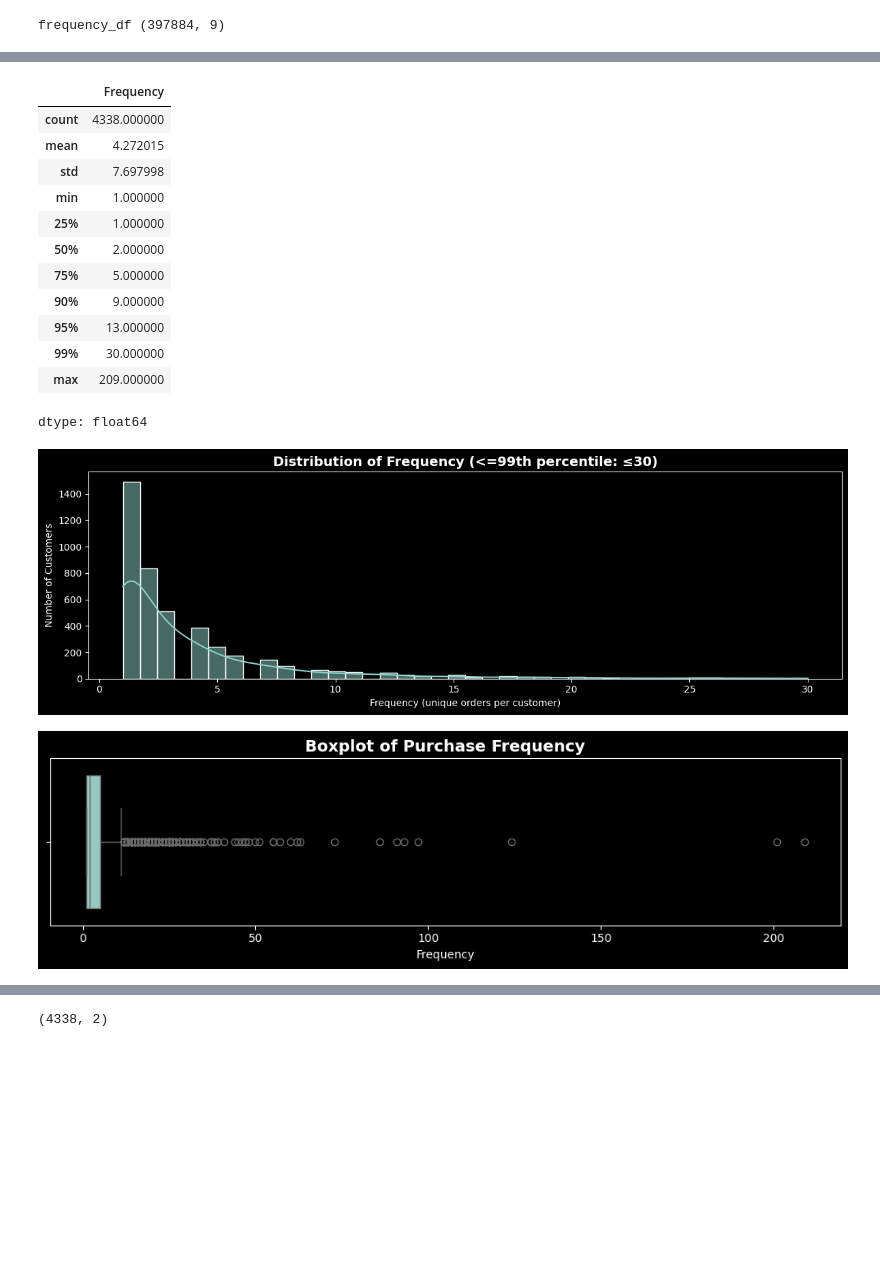
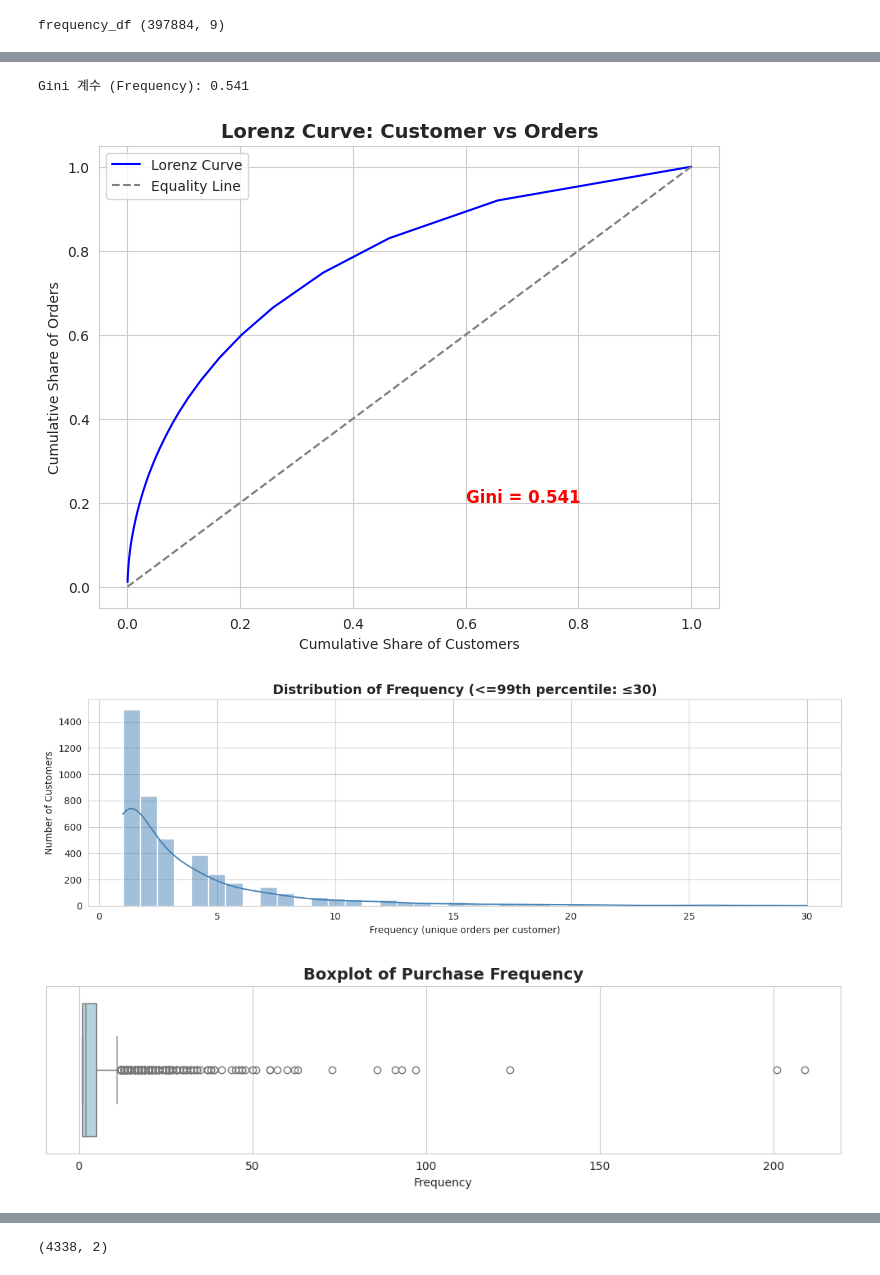
Before and after one commit to Hansol0927/ecommerce-rfm-cohort-analysis, a Jupyter notebook: ecommerce_rfm_cohort_analysis.ipynb, the cells around one changed output, grey strips where cells are left out. Saved outputs shown, nothing was run; the diff lists cells and outputs as text; code cells hidden in the pictures; blank space fills up the shorter version.

```diff
--- a/ecommerce_rfm_cohort_analysis.ipynb
+++ b/ecommerce_rfm_cohort_analysis.ipynb
@@ -185,9 +177,0 @@ dtype: int64
-# %%
-# distplot 활용 음수 데이터 분포 확인 (quantity, unitprice)
-import seaborn as sns
-import matplotlib.pyplot as plt
-%matplotlib inline
-
-plt.style.use(['dark_background'])
-
-sns.distplot(df['Quantity']) # - 8만까지 확인 가능
@@ -426,0 +457,10 @@ frequency_df.head()
+# %%
+# -- Frequency 분석: 고객별 구매 횟수 (주문 단위) --
+
+# 주문 단위 데이터 확보 (CustomerID + InvoiceNo 중복 제거)
+frequency_df = df.drop_duplicates(subset=['CustomerID','InvoiceNo'])
+
+# 고객별 주문 건수 집계
+frequency_df = frequency_df.groupby('CustomerID', as_index=False)['InvoiceNo'].count()
+frequency_df.columns = ['CustomerID','Frequency']
+frequency_df.head()
@@ -443,47 +515,49 @@ frequency_df.head()
+# %%
+# Gini 계수
+gini_frequency = gini_coefficient(frequency_df['Frequency'].values)
+print(f"Gini 계수 (Frequency): {gini_frequency:.3f}")
+
+
+# Lorenz Curve 시각화
+plt.figure(figsize=(8,6))
+plt.plot(freq_sorted['CumCustomerRatio'], freq_sorted['CumOrderRatio'],
+         label='Lorenz Curve', color='blue')
+plt.plot([0,1], [0,1], linestyle='--', color='gray', label='Equality Line')
+
+plt.title("Lorenz Curve: Customer vs Orders", fontsize=14, fontweight='bold')
+plt.xlabel("Cumulative Share of Customers")
+plt.ylabel("Cumulative Share of Orders")
+
+# 지니계수 텍스트 추가
+plt.text(0.6, 0.2, f"Gini = {gini_frequency:.3f}", fontsize=12, color="red", fontweight="bold")
+
+plt.legend()
+plt.show()
+# %% [output]
+Gini 계수 (Frequency): 0.541
+[figure, added]
 # %%
-import seaborn as sns
-import matplotlib.pyplot as plt
-
-# 기초 통계치 출력
-freq_stats = frequency_df['Frequency'].describe(percentiles=[.25, .5, .75, .9, .95, .99])
-display(freq_stats)
-
-# 히스토그램 (상위 1% 컷)
-freq_q99 = frequency_df['Frequency'].quantile(0.99)  # 상위 1% 컷
+# 히스토그램 (상위 1% 컷 적용)
+freq_q99 = frequency_df['Frequency'].quantile(0.99)
 plt.figure(figsize=(12,4))
 sns.histplot(
     data=frequency_df[frequency_df['Frequency'] <= freq_q99],
-    x='Frequency',
-    bins=40,
-    kde=True
+    x='Frequency', bins=40, kde=True, color='steelblue'
 )
 plt.title(f"Distribution of Frequency (<=99th percentile: ≤{int(freq_q99)})",
           fontsize=14, fontweight='bold')
 plt.xlabel("Frequency (unique orders per customer)")
 plt.ylabel("Number of Customers")
 plt.tight_layout()
 plt.show()
 
 # 박스플롯
 plt.figure(figsize=(10,3))
-sns.boxplot(data=frequency_df, x='Frequency')
+sns.boxplot(data=frequency_df, x='Frequency', color='lightblue')
 plt.title("Boxplot of Purchase Frequency", fontsize=14, fontweight='bold')
 plt.xlabel("Frequency")
 plt.tight_layout()
 plt.show()
 # %% [output]
-|  | Frequency |
-| count | 4338.000000 |
-| mean | 4.272015 |
-| std | 7.697998 |
-| min | 1.000000 |
-| 25% | 1.000000 |
-| 50% | 2.000000 |
-| 75% | 5.000000 |
-| 90% | 9.000000 |
-| 95% | 13.000000 |
-| 99% | 30.000000 |
-| max | 209.000000 |
-dtype: float64
-[figure, old version]
+[figure, new version]
-[figure, old version]
+[figure, new version]
```
Also changed, not shown: parts of 120 cells of this notebook.
